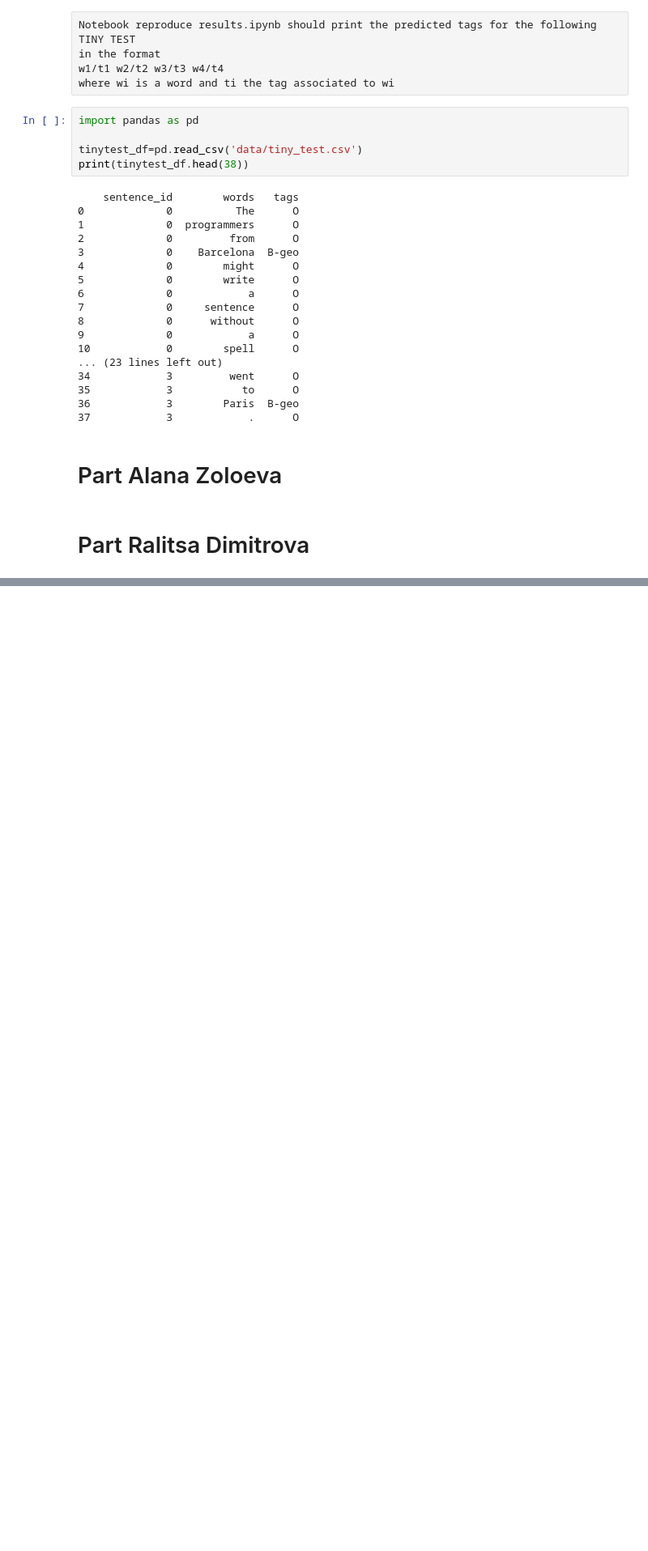
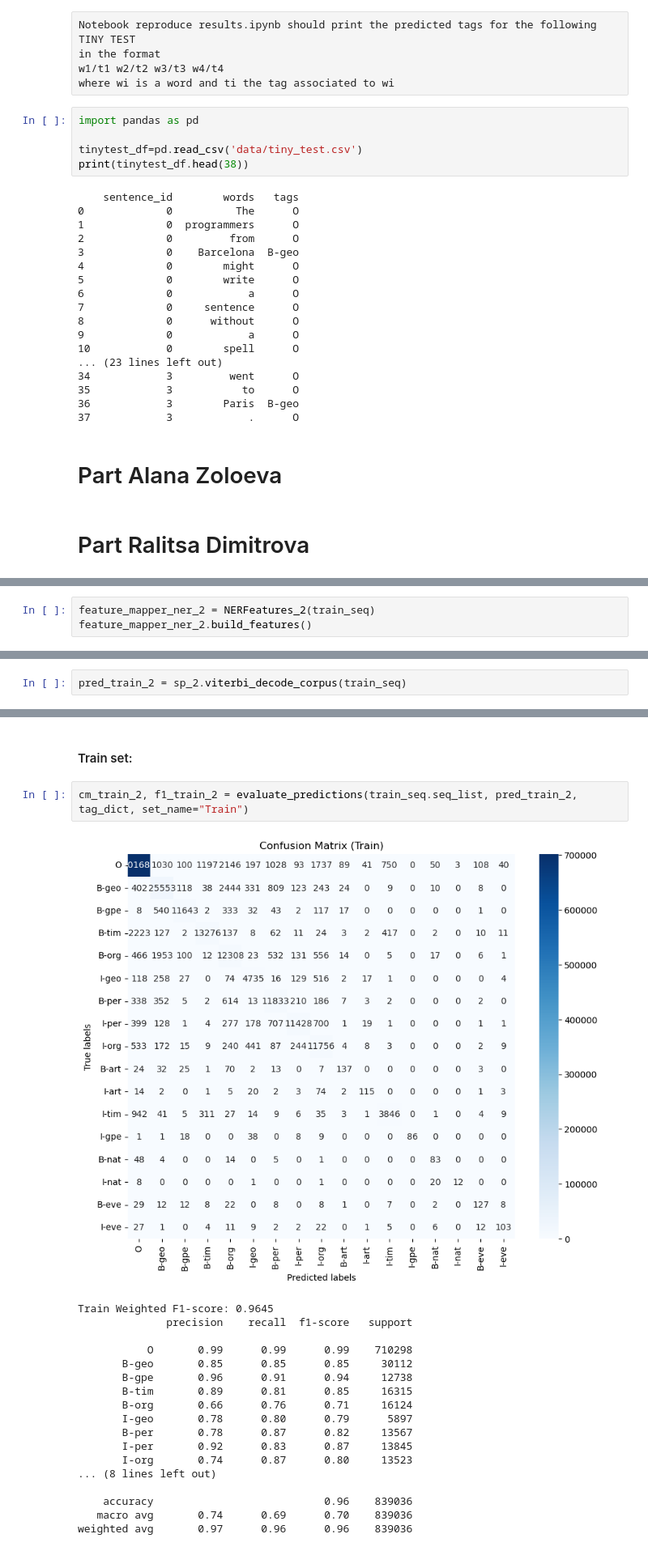
Before and after one commit to ivairali/nlp2, a Jupyter notebook: reproduce_results.ipynb, the cells around one changed output, grey strips where cells are left out. Shown at 81% size. Cells and saved outputs as stored; diff of their text form; blank space fills up the shorter version.

```diff
--- a/reproduce_results.ipynb
+++ b/reproduce_results.ipynb
@@ -58,0 +333,3 @@ print(tinytest_df.head(38))
+# %%
+feature_mapper_ner_2 = NERFeatures_2(train_seq)
+feature_mapper_ner_2.build_features()
@@ -58,0 +344,2 @@ print(tinytest_df.head(38))
+# %%
+pred_train_2 = sp_2.viterbi_decode_corpus(train_seq)
@@ -58,0 +376,23 @@ print(tinytest_df.head(38))
+# %% [markdown]
+#### Train set:
+# %%
+cm_train_2, f1_train_2 = evaluate_predictions(train_seq.seq_list, pred_train_2, tag_dict, set_name="Train")
+# %% [output]
+[figure, added]
+Train Weighted F1-score: 0.9645
+              precision    recall  f1-score   support
+
+           O       0.99      0.99      0.99    710298
+       B-geo       0.85      0.85      0.85     30112
+       B-gpe       0.96      0.91      0.94     12738
+       B-tim       0.89      0.81      0.85     16315
+       B-org       0.66      0.76      0.71     16124
+       I-geo       0.78      0.80      0.79      5897
+       B-per       0.78      0.87      0.82     13567
+       I-per       0.92      0.83      0.87     13845
+       I-org       0.74      0.87      0.80     13523
+... (8 lines left out)
+
+    accuracy                           0.96    839036
+   macro avg       0.74      0.69      0.70    839036
+weighted avg       0.97      0.96      0.96    839036
```
Also changed, not shown: parts of 52 cells of this notebook, 32 other files.
